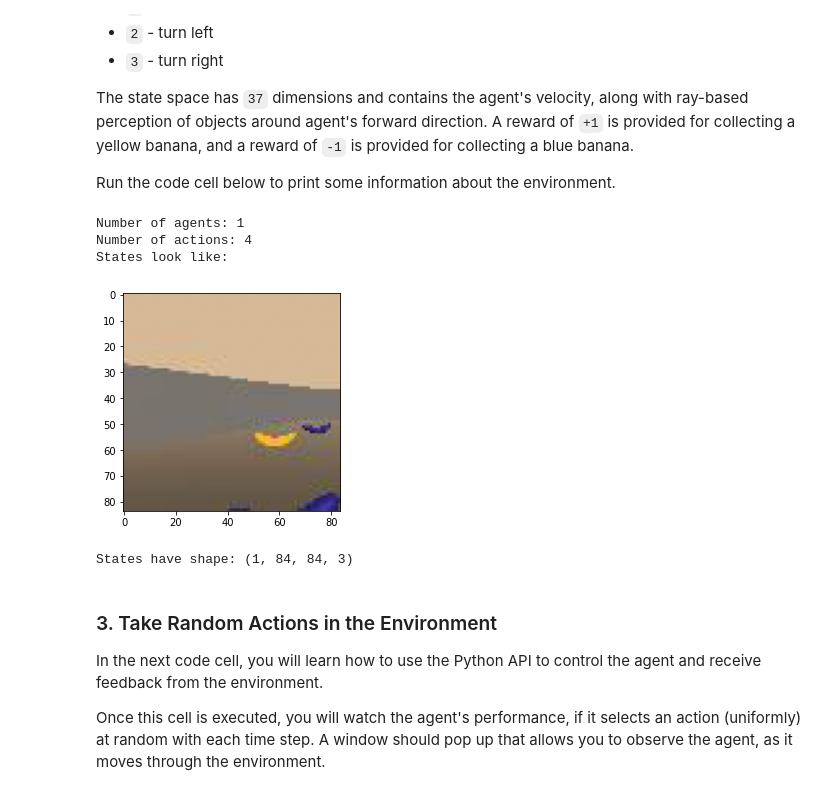
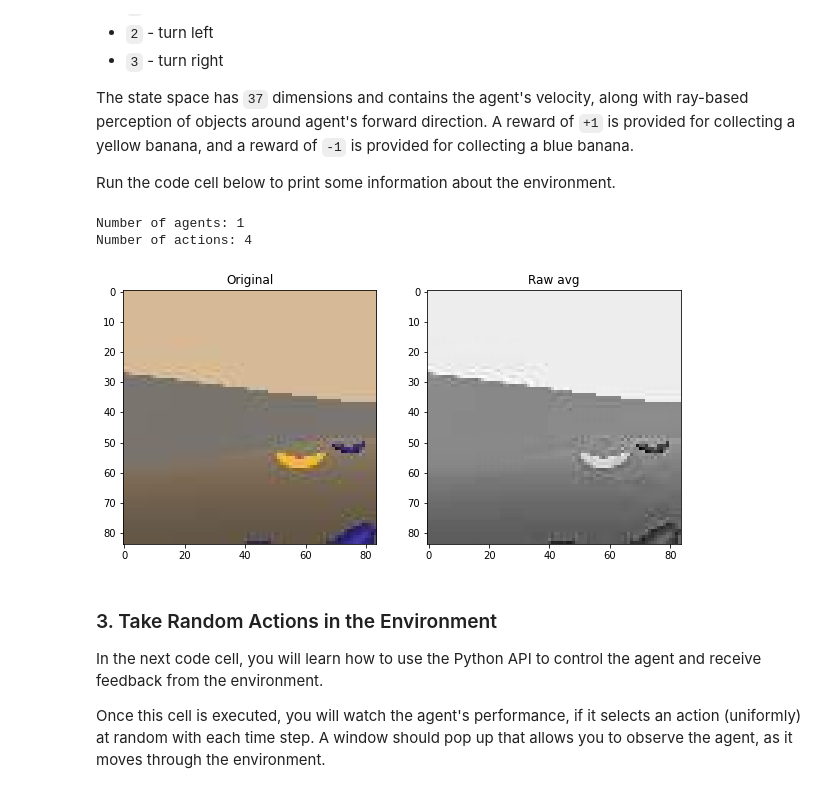
Before and after one commit to derektan95/Deep-Reinforcement-Learning-Algorithms, a Jupyter notebook: p1_navigation/Pixel_Based_Navigation/Navigation_Pixels.ipynb, the cells around one changed output. Saved outputs shown, nothing was run; the diff lists cells and outputs as text; code cells hidden in the pictures.

```diff
--- a/p1_navigation/Pixel_Based_Navigation/Navigation_Pixels.ipynb
+++ b/p1_navigation/Pixel_Based_Navigation/Navigation_Pixels.ipynb
@@ -76,27 +76,29 @@ Run the code cell below to print some information about the environment.
 # %%
 # reset the environment
 env_info = env.reset(train_mode=True)[brain_name]
 
 # number of agents in the environment
 print('Number of agents:', len(env_info.agents))
 
 # number of actions
 action_size = brain.vector_action_space_size
 print('Number of actions:', action_size)
 
 # examine the state space
-state = env_info.visual_observations[0]
-print('States look like:')
-plt.imshow(np.squeeze(state))
+state = env_info.visual_observations[0]   # RGB
+state_size = state.shape
+grayed_state = np.mean(state, axis=3)     # Greyscale
+
+fig, axs = plt.subplots(1, 2, figsize=(10, 12))
+axs[0].imshow(state.squeeze(0))
+axs[0].set_title("Original")
+axs[1].imshow(grayed_state.squeeze(0), cmap='gray')
+axs[1].set_title("Raw avg")
 plt.show()
-state_size = state.shape
-print('States have shape:', state.shape)
 # %% [output]
 Number of agents: 1
 Number of actions: 4
-States look like:
-[figure, old version]
+[figure, new version]
-States have shape: (1, 84, 84, 3)
 # %% [markdown]
 ### 3. Take Random Actions in the Environment
 
```
Also changed, not shown: parts of 4 cells of this notebook, 3 other files.
